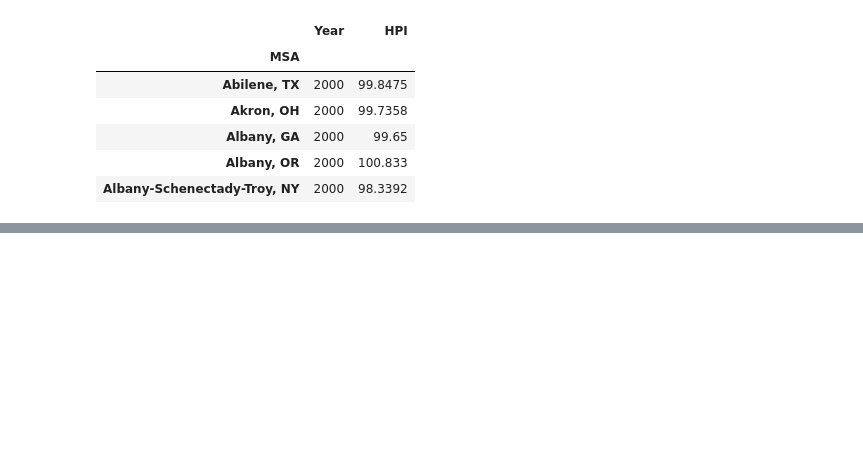
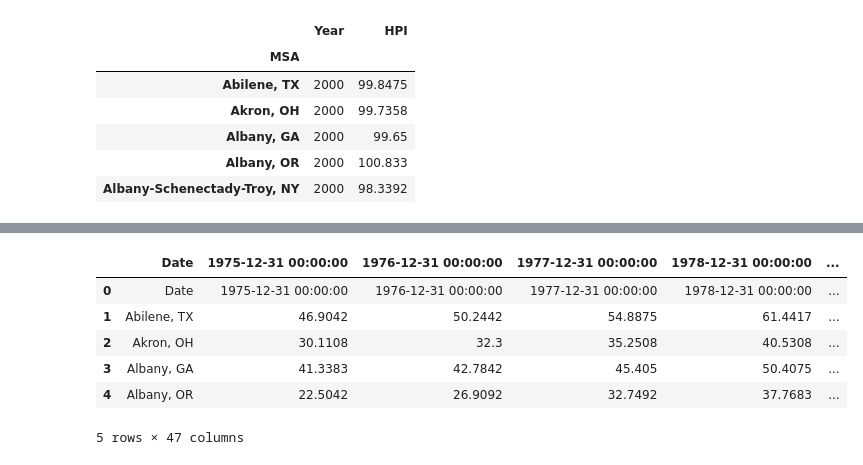
Before and after one commit to jjalomo93/Real_Estate_Dashboard, a Jupyter notebook: HPI_cleaning.ipynb, the cells around one changed output, grey strips where cells are left out. Drawn from its saved outputs; the diff is of its cells as text; code cells hidden in the pictures; blank space fills up the shorter version.

```diff
--- a/HPI_cleaning.ipynb
+++ b/HPI_cleaning.ipynb
@@ -266,0 +280,4 @@ df_grouped.first()
+# %%
+df_yr.reset_index(inplace=True)
+df_transposed2 = df_yr.transpose()
+df_transposed2.head()
@@ -266,0 +292,3 @@ df_grouped.first()
+# %%
+df_transposed2.reset_index(inplace=True)
+df_transposed2.head()
@@ -266,0 +303,11 @@ df_grouped.first()
+# %%
+df_transposed2.columns= df_transposed2.iloc[0]
+df_transposed2.head()
+# %% [output]
+|  | Date | 1975-12-31 00:00:00 | 1976-12-31 00:00:00 | 1977-12-31 00:00:00 | 1978-12-31 00:00:00 | ... |
+| 0 | Date | 1975-12-31 00:00:00 | 1976-12-31 00:00:00 | 1977-12-31 00:00:00 | 1978-12-31 00:00:00 | ... |
+| 1 | Abilene, TX | 46.9042 | 50.2442 | 54.8875 | 61.4417 | ... |
+| 2 | Akron, OH | 30.1108 | 32.3 | 35.2508 | 40.5308 | ... |
+| 3 | Albany, GA | 41.3383 | 42.7842 | 45.405 | 50.4075 | ... |
+| 4 | Albany, OR | 22.5042 | 26.9092 | 32.7492 | 37.7683 | ... |
+5 rows × 47 columns
```
Also changed, not shown: parts of 21 cells of this notebook, 11 other files.
